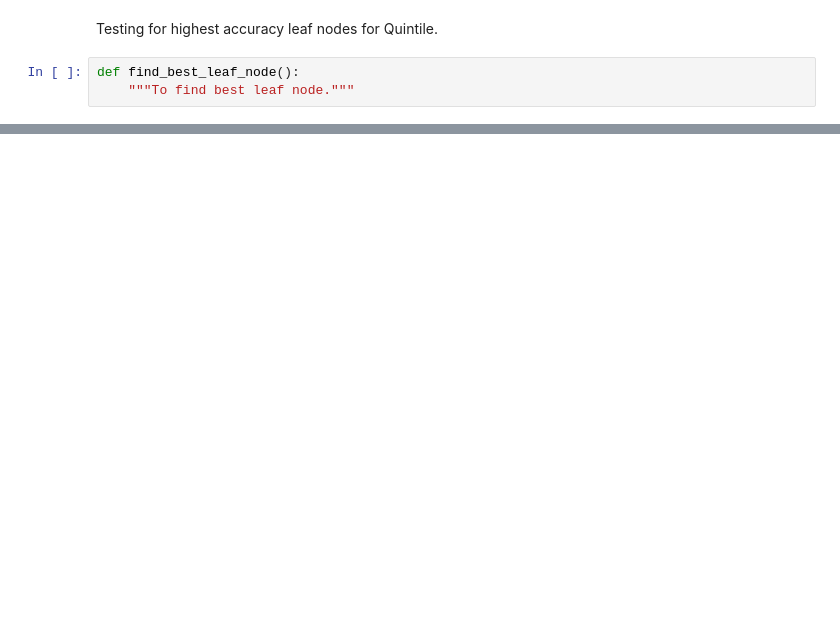
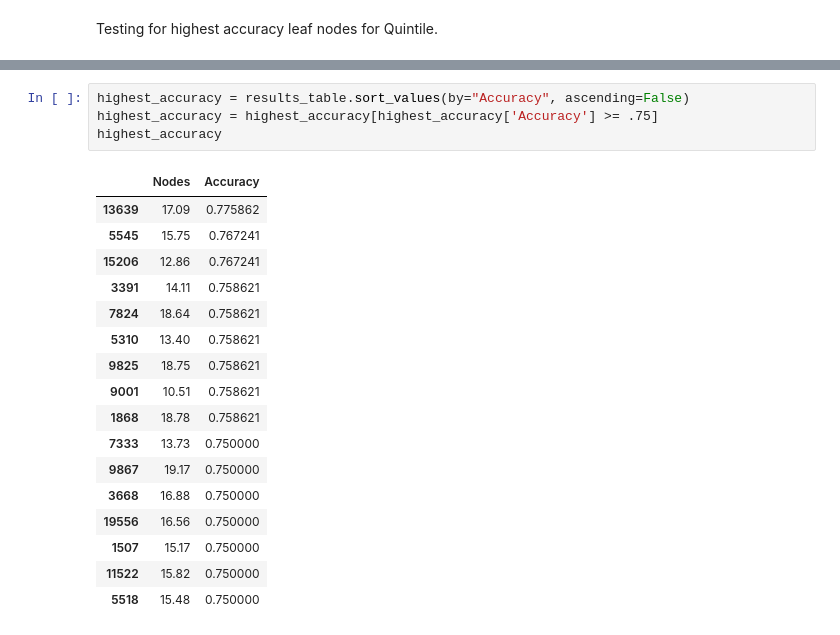
Before and after one commit to Ranabor/CDC-2022, a Jupyter notebook: data_exploration_rishi.ipynb, the cells around one changed output, grey strips where cells are left out. Cells and saved outputs as stored; diff of their text form; blank space fills up the shorter version.

```diff
--- a/data_exploration_rishi.ipynb
+++ b/data_exploration_rishi.ipynb
@@ -111,5 +111,2 @@ indices_Q = san_francisco.FloodHealthIndex_Quintiles
 # %% [markdown]
 Testing for highest accuracy leaf nodes for Quintile.
-# %%
-def find_best_leaf_node():
-    """To find best leaf node."""
@@ -115,0 +168,22 @@ def find_best_leaf_node():
+# %%
+highest_accuracy = results_table.sort_values(by="Accuracy", ascending=False)
+highest_accuracy = highest_accuracy[highest_accuracy['Accuracy'] >= .75]
+highest_accuracy
+# %% [output]
+|  | Nodes | Accuracy |
+| 13639 | 17.09 | 0.775862 |
+| 5545 | 15.75 | 0.767241 |
+| 15206 | 12.86 | 0.767241 |
+| 3391 | 14.11 | 0.758621 |
+| 7824 | 18.64 | 0.758621 |
+| 5310 | 13.40 | 0.758621 |
+| 9825 | 18.75 | 0.758621 |
+| 9001 | 10.51 | 0.758621 |
+| 1868 | 18.78 | 0.758621 |
+| 7333 | 13.73 | 0.750000 |
+| 9867 | 19.17 | 0.750000 |
+| 3668 | 16.88 | 0.750000 |
+| 19556 | 16.56 | 0.750000 |
+| 1507 | 15.17 | 0.750000 |
+| 11522 | 15.82 | 0.750000 |
+| 5518 | 15.48 | 0.750000 |
```
Also changed, not shown: parts of 9 cells of this notebook.
